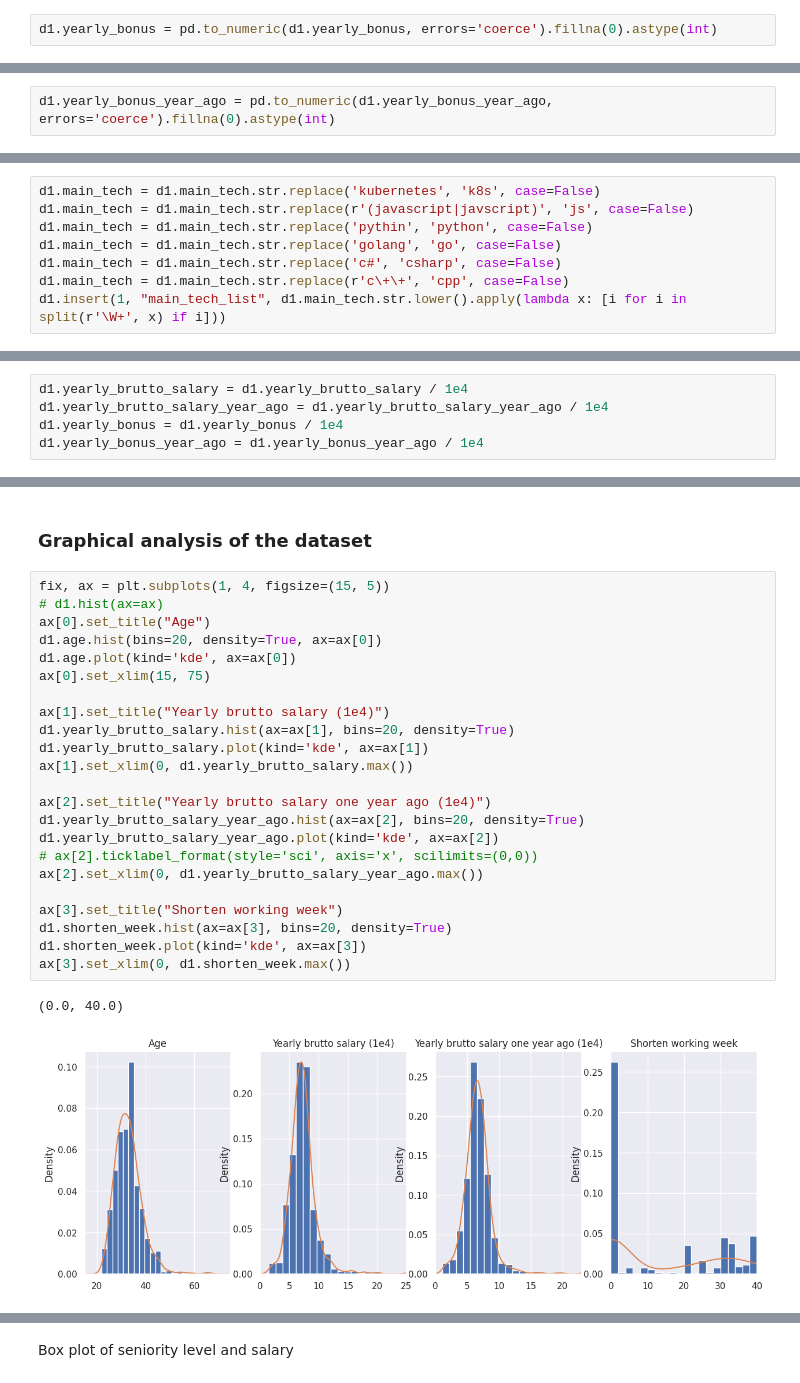
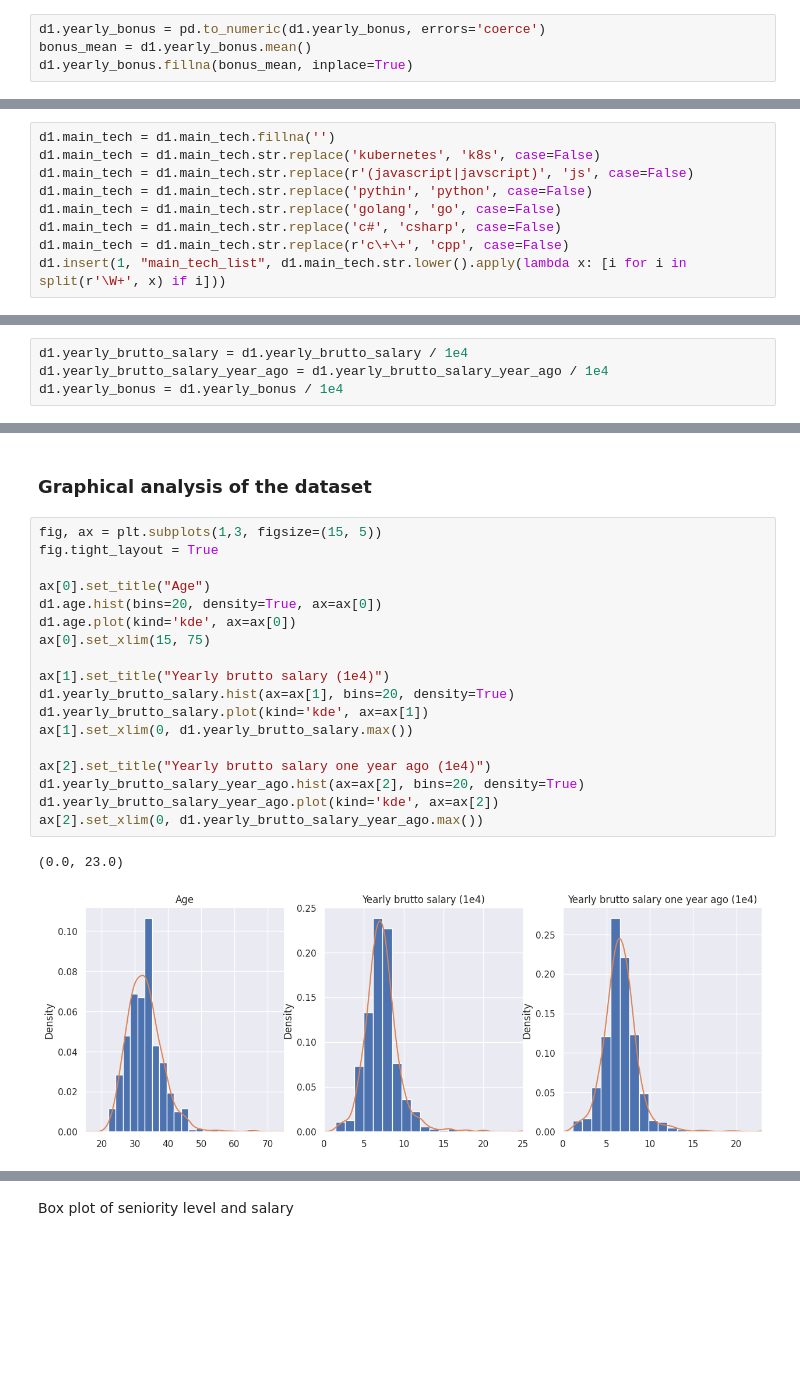
Before and after one commit to x00Pavel/Data-Storage-and-Preparation-projects, a Jupyter notebook: projekt-2/main.ipynb, the cells around one changed output, grey strips where cells are left out. Drawn from its saved outputs; the diff is of its cells as text; blank space fills up the shorter version.

```diff
--- a/projekt-2/main.ipynb
+++ b/projekt-2/main.ipynb
@@ -121,4 +179,6 @@ d1.experience_year_germany = pd.to_numeric(d1.experience_year_germany, errors='c
 # %% [markdown]
 Correct 'Yearly bonus + stocks in EUR' column
 # %%
-d1.yearly_bonus = pd.to_numeric(d1.yearly_bonus, errors='coerce').fillna(0).astype(int)
+d1.yearly_bonus = pd.to_numeric(d1.yearly_bonus, errors='coerce')
+bonus_mean = d1.yearly_bonus.mean()
+d1.yearly_bonus.fillna(bonus_mean, inplace=True)
@@ -127,2 +184,0 @@ Correct 'Annual bonus+stocks one year ago. Only answer if staying in same countr
-# %%
-d1.yearly_bonus_year_ago = pd.to_numeric(d1.yearly_bonus_year_ago, errors='coerce').fillna(0).astype(int)
@@ -162,6 +216,7 @@ d1.company_size = pd.Categorical(d1.company_size, categories=categories, ordered
 # %% [markdown]
 Process technologies columns
 # %%
+d1.main_tech = d1.main_tech.fillna('')
 d1.main_tech = d1.main_tech.str.replace('kubernetes', 'k8s', case=False)
 d1.main_tech = d1.main_tech.str.replace(r'(javascript|javscript)', 'js', case=False)
 d1.main_tech = d1.main_tech.str.replace('pythin', 'python', case=False)
@@ -195,4 +250,3 @@ d1.describe()
 d1.yearly_brutto_salary = d1.yearly_brutto_salary / 1e4
 d1.yearly_brutto_salary_year_ago = d1.yearly_brutto_salary_year_ago / 1e4
 d1.yearly_bonus = d1.yearly_bonus / 1e4
-d1.yearly_bonus_year_ago = d1.yearly_bonus_year_ago / 1e4
@@ -219,31 +282,26 @@ d1.describe(include=["object", 'category'])
 # %% [markdown]
 ### Graphical analysis of the dataset
 # %%
-fix, ax = plt.subplots(1, 4, figsize=(15, 5))
-# d1.hist(ax=ax)
+fig, ax = plt.subplots(1,3, figsize=(15, 5))
+fig.tight_layout = True
+
 ax[0].set_title("Age")
 d1.age.hist(bins=20, density=True, ax=ax[0])
 d1.age.plot(kind='kde', ax=ax[0])
 ax[0].set_xlim(15, 75)
 
 ax[1].set_title("Yearly brutto salary (1e4)")
 d1.yearly_brutto_salary.hist(ax=ax[1], bins=20, density=True)
 d1.yearly_brutto_salary.plot(kind='kde', ax=ax[1])
 ax[1].set_xlim(0, d1.yearly_brutto_salary.max())
 
 ax[2].set_title("Yearly brutto salary one year ago (1e4)")
 d1.yearly_brutto_salary_year_ago.hist(ax=ax[2], bins=20, density=True)
 d1.yearly_brutto_salary_year_ago.plot(kind='kde', ax=ax[2])
-# ax[2].ticklabel_format(style='sci', axis='x', scilimits=(0,0))
 ax[2].set_xlim(0, d1.yearly_brutto_salary_year_ago.max())
-
-ax[3].set_title("Shorten working week")
-d1.shorten_week.hist(ax=ax[3], bins=20, density=True)
-d1.shorten_week.plot(kind='kde', ax=ax[3])
-ax[3].set_xlim(0, d1.shorten_week.max())
 # %% [output]
-(0.0, 40.0)
+(0.0, 23.0)
-[figure, old version]
+[figure, new version]
 # %%
 male = d1[d1.gender == "Male"]
 female = d1[d1.gender == "Female"]
```
Also changed, not shown: parts of 24 cells of this notebook.
